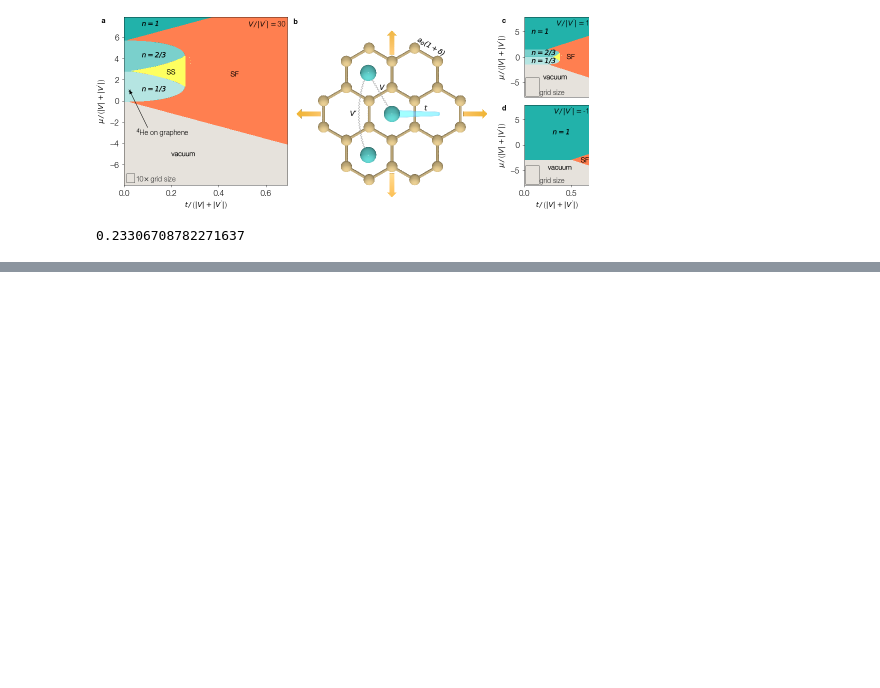
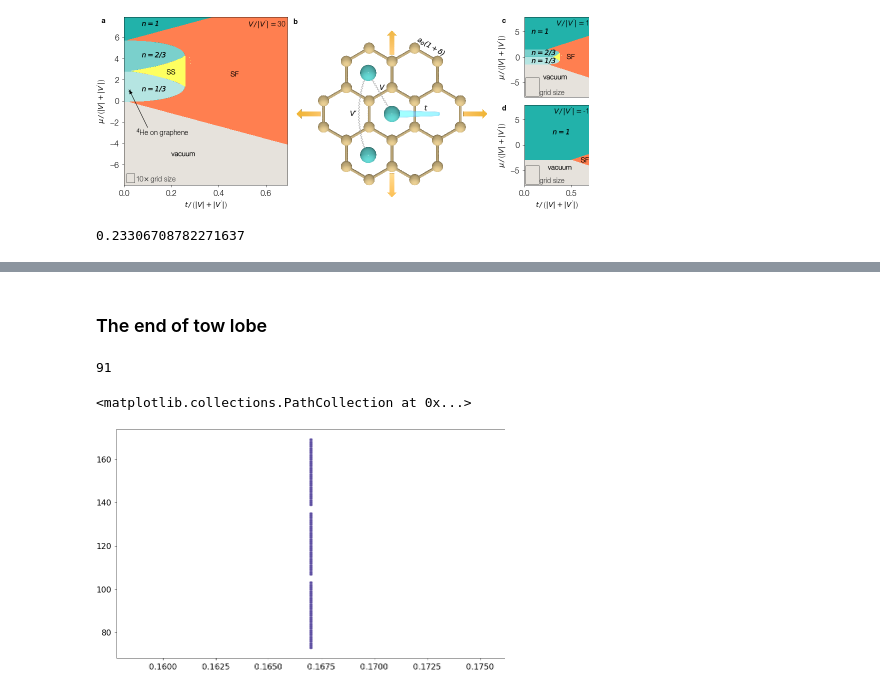
Before and after one commit to DelMaestroGroup/papers-code-Superfluid4HeStrainGraphene, a Jupyter notebook: src/MeanField_python-2022.ipynb, the cells around one changed output, grey strips where cells are left out. Cells and saved outputs as stored; diff of their text form; code cells hidden in the pictures; blank space fills up the shorter version.

```diff
--- a/src/MeanField_python-2022.ipynb
+++ b/src/MeanField_python-2022.ipynb
@@ -578,0 +593,14 @@ with plt.style.context(plot_style['sans']):
+# %% [markdown]
+### The end of tow lobe
+# %%
+# argArr = np.argwhere((sortedArr[:,1]>500)&(sortedArr[:,1]<570))
+delta_number = 167
+argArr = np.argwhere((sortedArr[:,1]==delta_number))
+print(len(argArr))
+target = sortedArr[argArr[0][0]:argArr[-1][0]+1]
+targetsorted = target[target[:,0].argsort()]
+plt.scatter([delta_PPD[delta_number],]*len(targetsorted),targetsorted[:,0])
+# %% [output]
+91
+<matplotlib.collections.PathCollection at 0x...>
+[figure, added]
```
Also changed, not shown: parts of 35 cells of this notebook, 1 other file.
